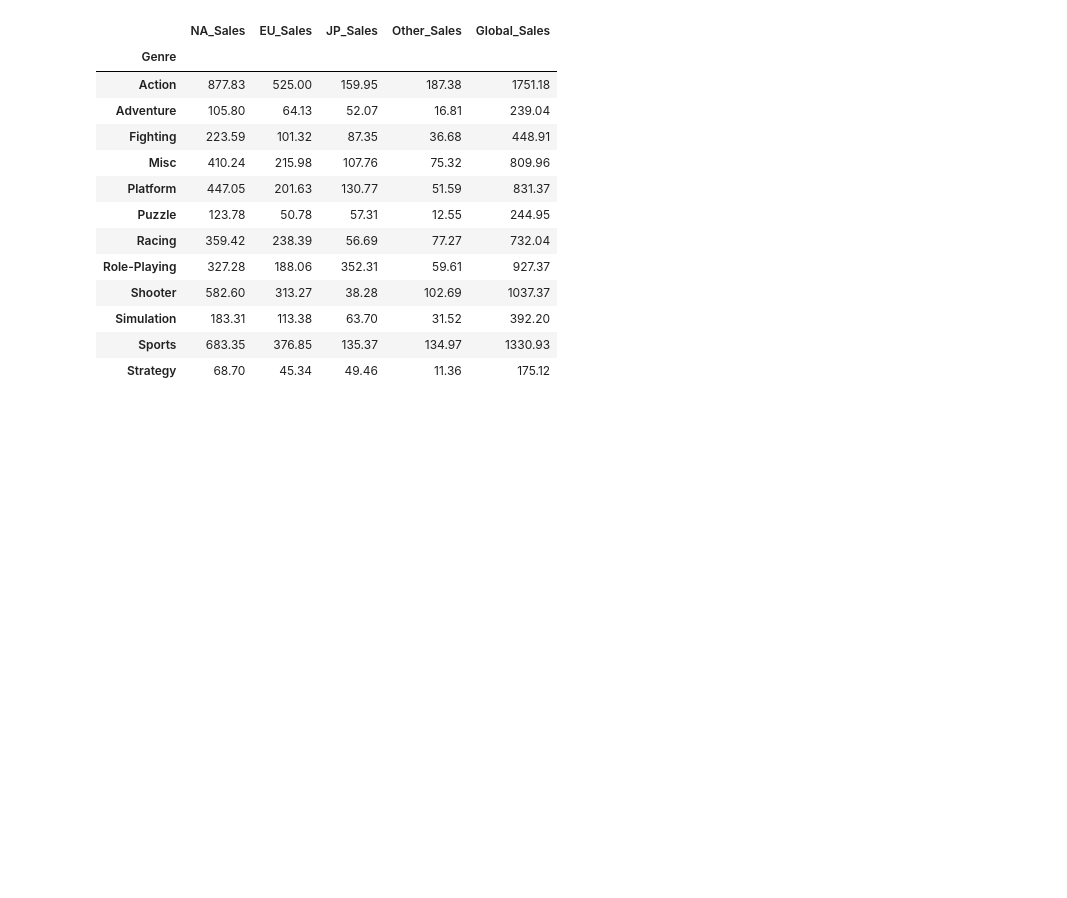
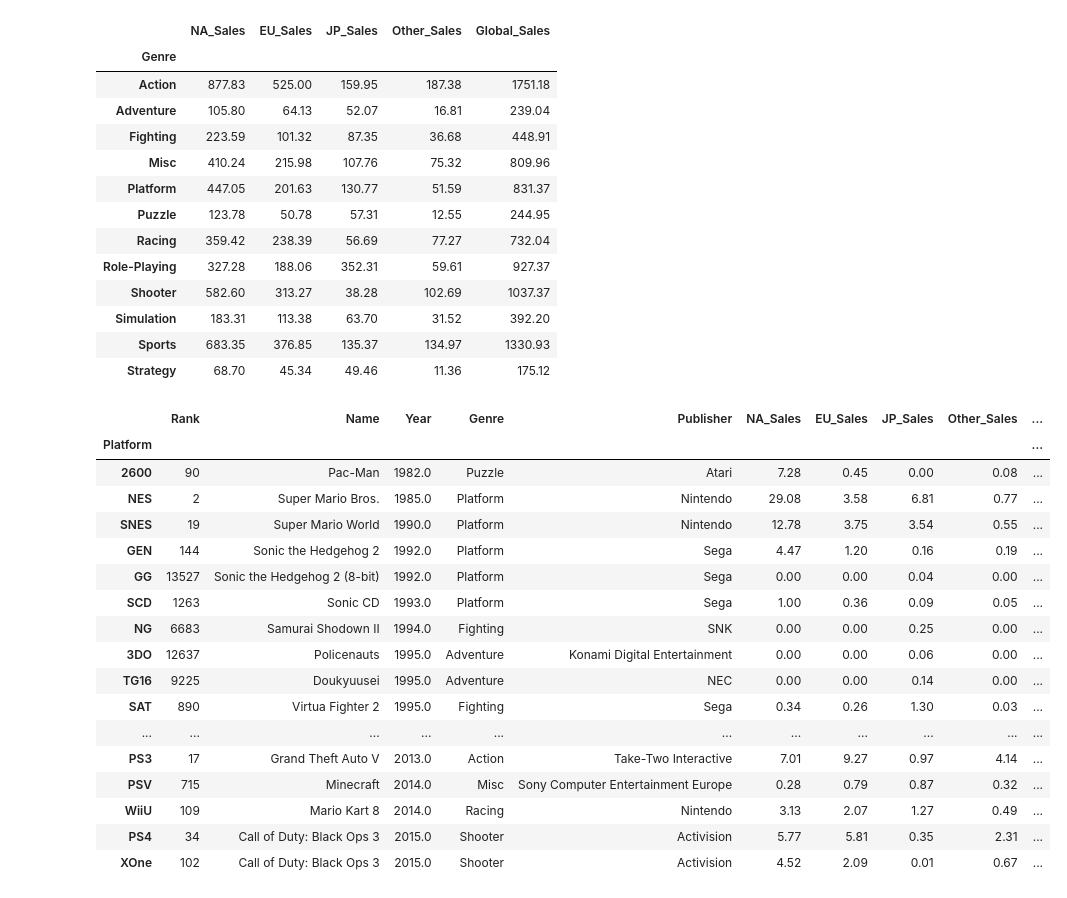
Before and after one commit to jordanarlan/UC-Berkeley-DS100, a Jupyter notebook: Week 2/Pandas III Notes.ipynb, the cells around one changed output. Drawn from its saved outputs; the diff is of its cells as text; code cells hidden in the pictures; blank space fills up the shorter version.

```diff
--- a/Week 2/Pandas III Notes.ipynb
+++ b/Week 2/Pandas III Notes.ipynb
@@ -57,3 +58,24 @@ sales[["Genre", "NA_Sales", "EU_Sales", "JP_Sales", "Other_Sales", "Global_Sales
 | Simulation | 183.31 | 113.38 | 63.70 | 31.52 | 392.20 |
 | Sports | 683.35 | 376.85 | 135.37 | 134.97 | 1330.93 |
 | Strategy | 68.70 | 45.34 | 49.46 | 11.36 | 175.12 |
+# %%
+sales.sort_values("Global_Sales", ascending=False).groupby("Platform").agg(lambda x : x.iloc[0]).sort_values("Year")
+# %% [output]
+|  | Rank | Name | Year | Genre | Publisher | NA_Sales | EU_Sales | JP_Sales | Other_Sales | ... |
+| Platform |  |  |  |  |  |  |  |  |  | ... |
+| 2600 | 90 | Pac-Man | 1982.0 | Puzzle | Atari | 7.28 | 0.45 | 0.00 | 0.08 | ... |
+| NES | 2 | Super Mario Bros. | 1985.0 | Platform | Nintendo | 29.08 | 3.58 | 6.81 | 0.77 | ... |
+| SNES | 19 | Super Mario World | 1990.0 | Platform | Nintendo | 12.78 | 3.75 | 3.54 | 0.55 | ... |
+| GEN | 144 | Sonic the Hedgehog 2 | 1992.0 | Platform | Sega | 4.47 | 1.20 | 0.16 | 0.19 | ... |
+| GG | 13527 | Sonic the Hedgehog 2 (8-bit) | 1992.0 | Platform | Sega | 0.00 | 0.00 | 0.04 | 0.00 | ... |
+| SCD | 1263 | Sonic CD | 1993.0 | Platform | Sega | 1.00 | 0.36 | 0.09 | 0.05 | ... |
+| NG | 6683 | Samurai Shodown II | 1994.0 | Fighting | SNK | 0.00 | 0.00 | 0.25 | 0.00 | ... |
+| 3DO | 12637 | Policenauts | 1995.0 | Adventure | Konami Digital Entertainment | 0.00 | 0.00 | 0.06 | 0.00 | ... |
+| TG16 | 9225 | Doukyuusei | 1995.0 | Adventure | NEC | 0.00 | 0.00 | 0.14 | 0.00 | ... |
+| SAT | 890 | Virtua Fighter 2 | 1995.0 | Fighting | Sega | 0.34 | 0.26 | 1.30 | 0.03 | ... |
+| ... | ... | ... | ... | ... | ... | ... | ... | ... | ... | ... |
+| PS3 | 17 | Grand Theft Auto V | 2013.0 | Action | Take-Two Interactive | 7.01 | 9.27 | 0.97 | 4.14 | ... |
+| PSV | 715 | Minecraft | 2014.0 | Misc | Sony Computer Entertainment Europe | 0.28 | 0.79 | 0.87 | 0.32 | ... |
+| WiiU | 109 | Mario Kart 8 | 2014.0 | Racing | Nintendo | 3.13 | 2.07 | 1.27 | 0.49 | ... |
+| PS4 | 34 | Call of Duty: Black Ops 3 | 2015.0 | Shooter | Activision | 5.77 | 5.81 | 0.35 | 2.31 | ... |
+| XOne | 102 | Call of Duty: Black Ops 3 | 2015.0 | Shooter | Activision | 4.52 | 2.09 | 0.01 | 0.67 | ... |
```
Also changed, not shown: parts of 5 cells of this notebook.
